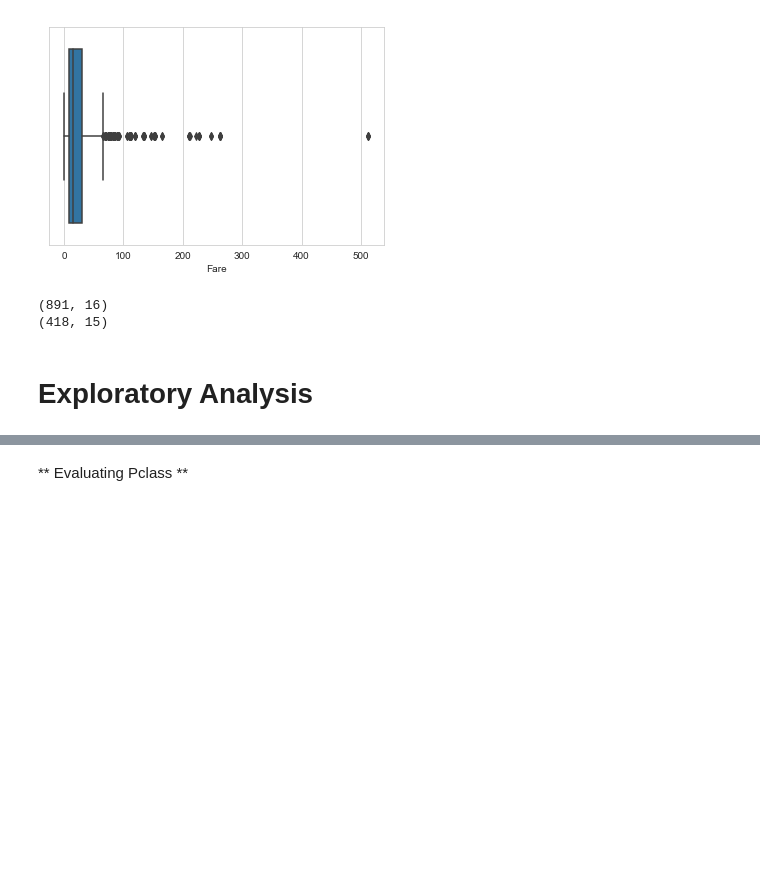
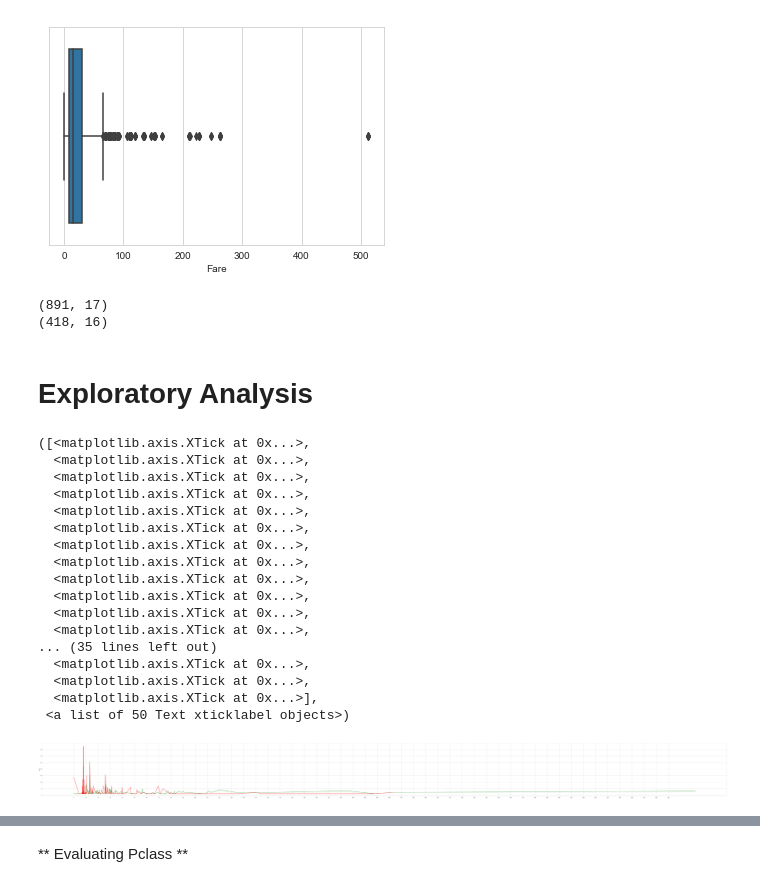
Before and after one commit to aksmiyazaki/machine_learning, a Jupyter notebook: kaggle/titanic/titanic_work-RandomForests.ipynb, the cells around one changed output, grey strips where cells are left out. Cells and saved outputs as stored; diff of their text form; code cells hidden in the pictures; blank space fills up the shorter version.

```diff
--- a/kaggle/titanic/titanic_work-RandomForests.ipynb
+++ b/kaggle/titanic/titanic_work-RandomForests.ipynb
@@ -419,11 +418,69 @@ min        0.000000
 max      512.329200
 Name: Fare, dtype: float64
 [figure]
+# %%
+def parse_title(name):
+    reg = re.compile('[A-Za-z \']*, ([A-Za-z ]+)*')
+    res = reg.search(name)
+    return res.group(1)
+# %%
+# The title in the name can say something about survivability.
+df_train['Title'] = df_train['Name'].apply(parse_title)
+df_test['Title'] = df_test['Name'].apply(parse_title)
 # %%
 print(df_train.shape)
 print(df_test.shape)
 # %% [output]
-(891, 16)
-(418, 15)
+(891, 17)
+(418, 16)
 # %% [markdown]
 # Exploratory Analysis
+# %%
+#Let's start removing stuff that we will not use.
+df_train.head()
+# we will use just the title
+df_train.drop('Name', axis=1, inplace=True)
+df_test.drop('Name', axis=1, inplace=True)
+
+# We have a kind of categorical age
+df_train.drop('Age', axis=1, inplace=True)
+df_test.drop('Age', axis=1, inplace=True)
+
+# We have this fields addressed as family sz
+df_train.drop('SibSp', axis=1, inplace=True)
+df_test.drop('SibSp', axis=1, inplace=True)
+df_train.drop('Parch', axis=1, inplace=True)
+df_test.drop('Parch', axis=1, inplace=True)
+
+# We have only the ticket prefix.
+df_train.drop('Ticket', axis=1, inplace=True)
+df_test.drop('Ticket', axis=1, inplace=True)
+# %%
+#Let's evaluate if we can delete fare, first, let's see relations with survived.
+train_survived = df_train[df_train['Survived'] == 1]
+train_died = df_train[df_train['Survived'] == 0]
+plt.figure(figsize=(100,8))
+
+# with the below plot, we can see that above 80 the amount of $$ paid is determinant for it.
+sns.lineplot(x=train_survived['Fare'].value_counts().index, y=train_survived['Fare'].value_counts(), color='g')
+sns.lineplot(x=train_died['Fare'].value_counts().index, y=train_died['Fare'].value_counts(), color='r')
+plt.xticks(np.arange(0,500,10))
+# %% [output]
+([<matplotlib.axis.XTick at 0x...>,
+  <matplotlib.axis.XTick at 0x...>,
+  <matplotlib.axis.XTick at 0x...>,
+  <matplotlib.axis.XTick at 0x...>,
+  <matplotlib.axis.XTick at 0x...>,
+  <matplotlib.axis.XTick at 0x...>,
+  <matplotlib.axis.XTick at 0x...>,
+  <matplotlib.axis.XTick at 0x...>,
+  <matplotlib.axis.XTick at 0x...>,
+  <matplotlib.axis.XTick at 0x...>,
+  <matplotlib.axis.XTick at 0x...>,
+  <matplotlib.axis.XTick at 0x...>,
+... (35 lines left out)
+  <matplotlib.axis.XTick at 0x...>,
+  <matplotlib.axis.XTick at 0x...>,
+  <matplotlib.axis.XTick at 0x...>],
+ <a list of 50 Text xticklabel objects>)
+[figure, added]
```
Also changed, not shown: parts of 2 cells of this notebook.
